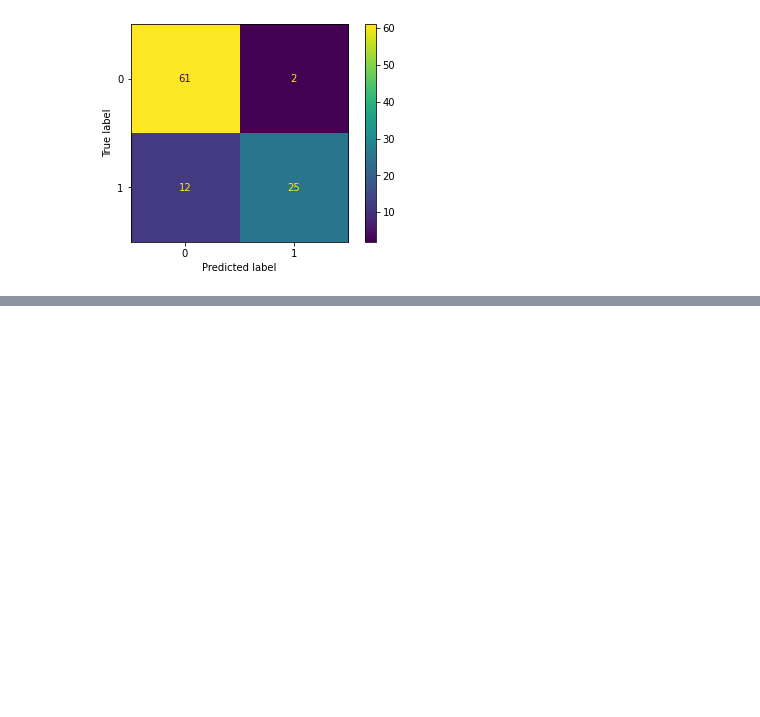
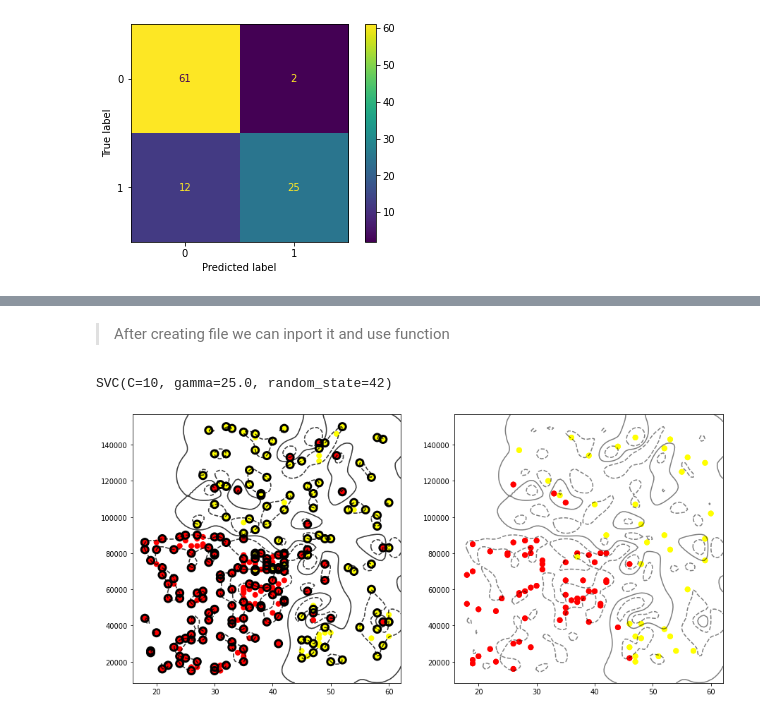
Before and after one commit to Kamil128/Learning_repo, a Jupyter notebook: ML_Classification/support_vector_machine.ipynb, the cells around one changed output, grey strips where cells are left out. Drawn from its saved outputs; the diff is of its cells as text; code cells hidden in the pictures; blank space fills up the shorter version.

```diff
--- a/ML_Classification/support_vector_machine.ipynb
+++ b/ML_Classification/support_vector_machine.ipynb
@@ -226,27 +190,0 @@ plt.show()
-# %%
-fig, ax = plt.subplots(figsize=(10 ,7))
-
-plt.scatter(X_test[:, 0], X_test[:, 1], c=y_test, s=50, cmap='autumn')
-
-ax.contour(grid_X, grid_Y, Z,
-           colors='k',
-           levels=[-1, 0, 1],
-           alpha=0.5,
-           linestyles=['--', '-', '--']
-          )
-
-plt.show()
-
-
-fig, ax = plt.subplots(figsize=(10 ,7))
-
-plt.scatter(X_test[:, 0], X_test[:, 1], c=y_pred, s=50, cmap='autumn')
-
-ax.contour(grid_X, grid_Y, Z,
-           colors='k',
-           levels=[-1, 0, 1],
-           alpha=0.5,
-           linestyles=['--', '-', '--']
-          )
-
-plt.show()
@@ -274,0 +275,14 @@ SVC(C=10, gamma=25.0, random_state=42)
+# %% [markdown]
+> After creating file we can inport it and use function
+# %%
+from kernel_plot_function import kernel_plot_svm_margin as plot_svm_fun
+
+plot_svm_fun(model=pipeline['model'],
+                scaler=pipeline['scaler'],
+               X_train=X_train,
+               y_train=y_train,
+               X_test=X_test,
+               y_test=y_test)
+# %% [output]
+SVC(C=10, gamma=25.0, random_state=42)
+[figure, added]
```
Also changed, not shown: parts of 7 cells of this notebook, 2 other files.
